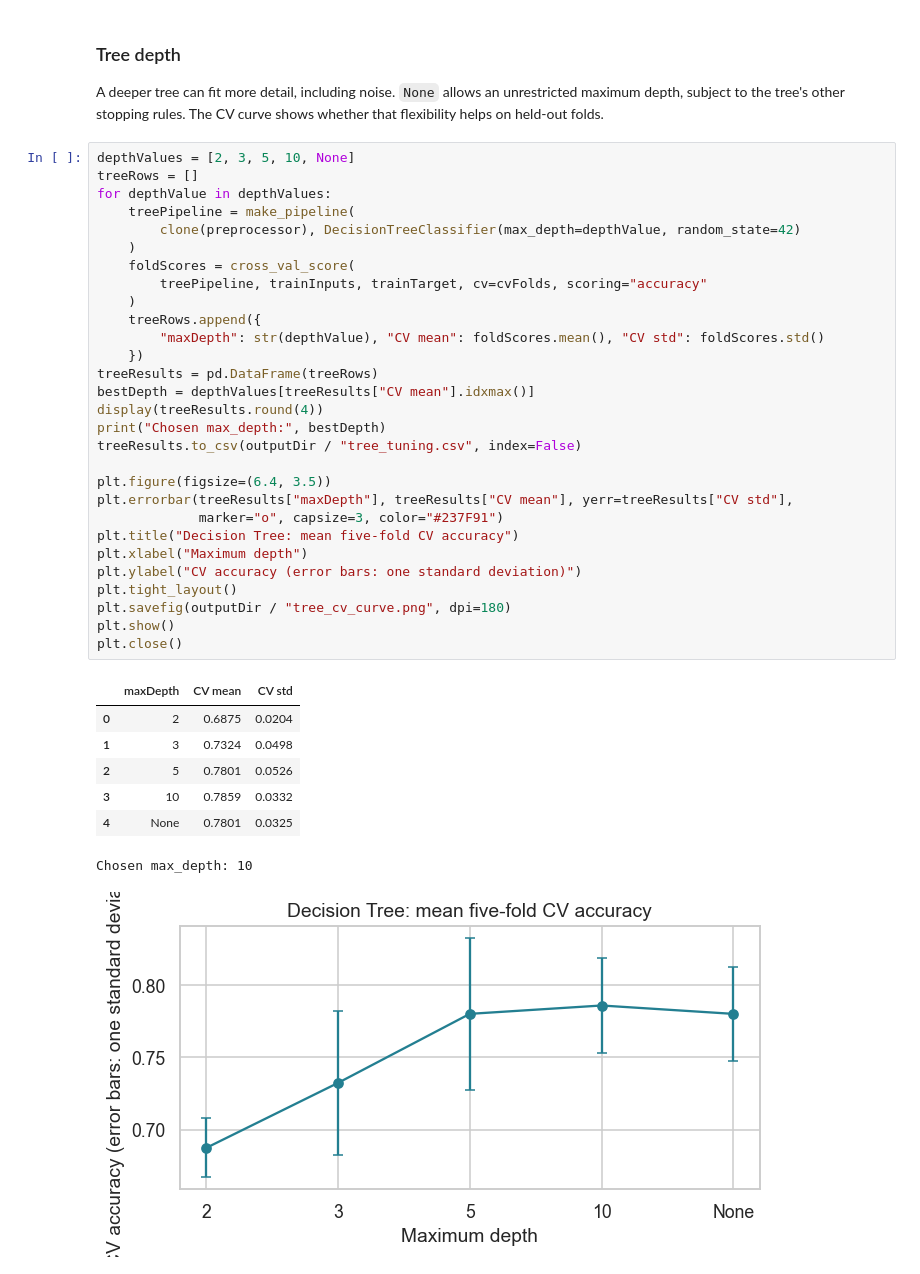
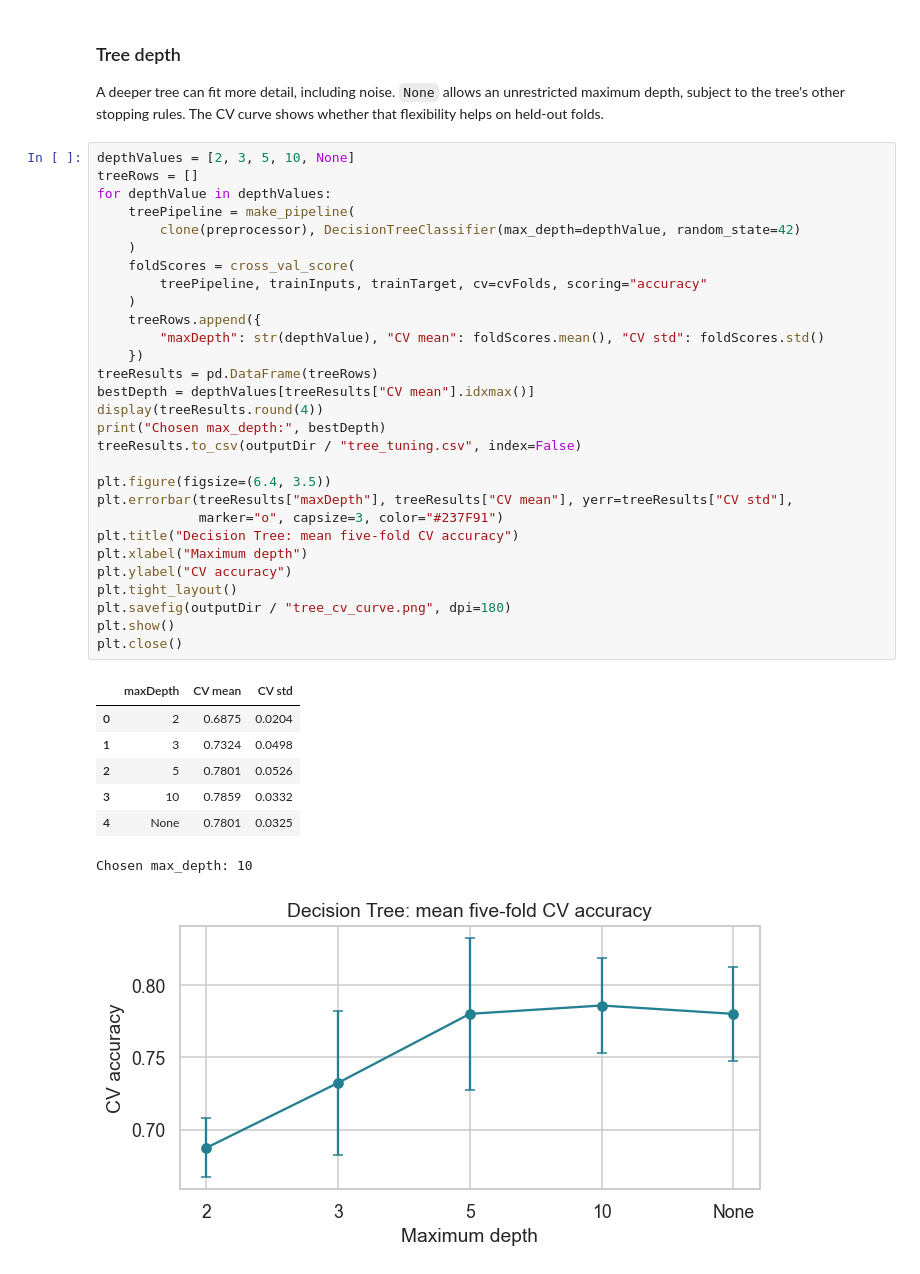
Before and after one commit to fayzliaqat/week4-football-model-comparison, a Jupyter notebook: week4_football_models.ipynb, the cells around one changed output. Drawn from its saved outputs; the diff is of its cells as text.

```diff
--- a/week4_football_models.ipynb
+++ b/week4_football_models.ipynb
@@ -320,32 +321,32 @@ for depthValue in depthValues:
     )
     foldScores = cross_val_score(
         treePipeline, trainInputs, trainTarget, cv=cvFolds, scoring="accuracy"
     )
     treeRows.append({
         "maxDepth": str(depthValue), "CV mean": foldScores.mean(), "CV std": foldScores.std()
     })
 treeResults = pd.DataFrame(treeRows)
 bestDepth = depthValues[treeResults["CV mean"].idxmax()]
 display(treeResults.round(4))
 print("Chosen max_depth:", bestDepth)
 treeResults.to_csv(outputDir / "tree_tuning.csv", index=False)
 
 plt.figure(figsize=(6.4, 3.5))
 plt.errorbar(treeResults["maxDepth"], treeResults["CV mean"], yerr=treeResults["CV std"],
              marker="o", capsize=3, color="#237F91")
 plt.title("Decision Tree: mean five-fold CV accuracy")
 plt.xlabel("Maximum depth")
-plt.ylabel("CV accuracy (error bars: one standard deviation)")
+plt.ylabel("CV accuracy")
 plt.tight_layout()
 plt.savefig(outputDir / "tree_cv_curve.png", dpi=180)
 plt.show()
 plt.close()
 # %% [output]
 |  | maxDepth | CV mean | CV std |
 | 0 | 2 | 0.6875 | 0.0204 |
 | 1 | 3 | 0.7324 | 0.0498 |
 | 2 | 5 | 0.7801 | 0.0526 |
 | 3 | 10 | 0.7859 | 0.0332 |
 | 4 | None | 0.7801 | 0.0325 |
 Chosen max_depth: 10
-[figure, old version]
+[figure, new version]
```
Also changed, not shown: parts of 13 cells of this notebook, 12 other files.
